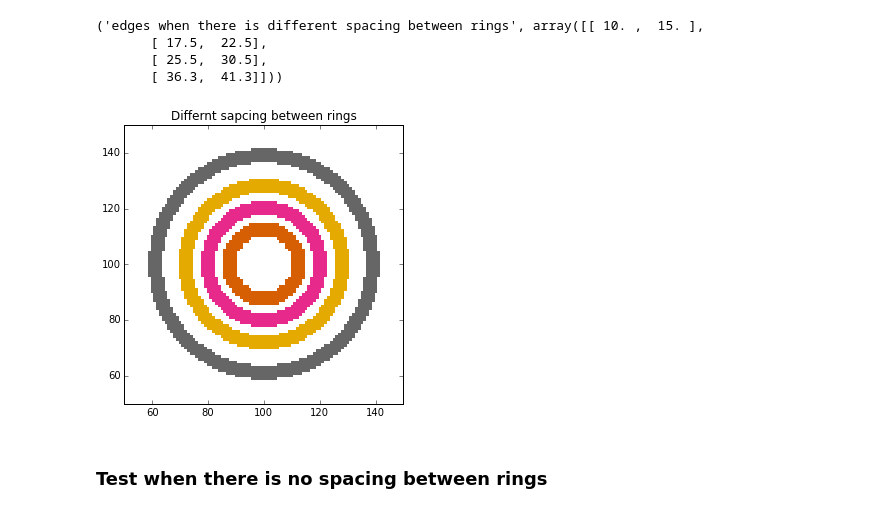
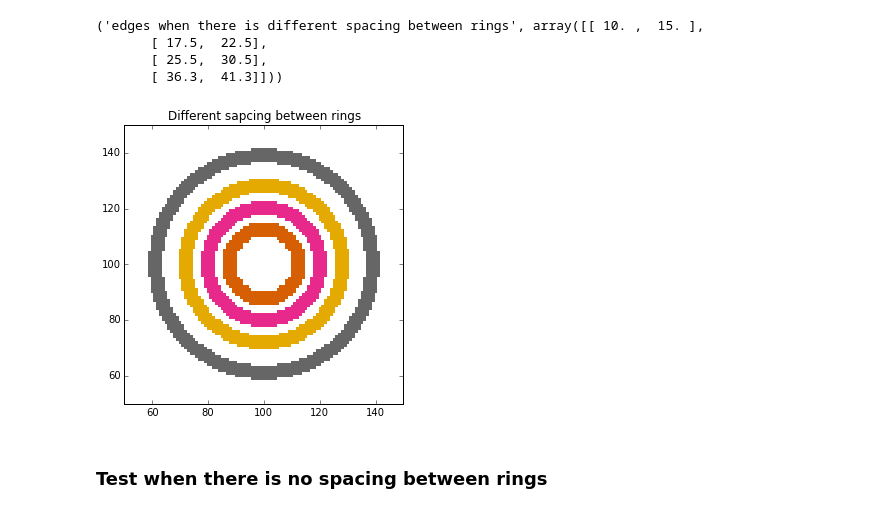
Before and after one commit to scikit-beam/scikit-beam-examples, a Jupyter notebook: demos/Generate_ROI_labeled_arrays.ipynb, the cells around one changed output. Cells and saved outputs as stored; diff of their text form; code cells hidden in the pictures.

```diff
--- a/demos/Generate_ROI_labeled_arrays.ipynb
+++ b/demos/Generate_ROI_labeled_arrays.ipynb
@@ -107,17 +109,17 @@ print("edges when there is different spacing between rings", edges)
 # %%
 #Elements not inside any ROI are zero; elements inside each
 #ROI are 1, 2, 3, corresponding to the order they are specified in edges.
 label_array = roi.rings(edges, center, img_shape)
 
 # plot the figure
 fig, axes = plt.subplots(figsize=(6, 5))
-axes.set_title("Differnt sapcing between rings")
+axes.set_title("Different sapcing between rings")
 axes.set_xlim(50, 150)
 axes.set_ylim(50, 150)
 im = mpl_plot.show_label_array(axes, label_array, cmap)
 plt.show()
 # %% [output]
-[figure, old version]
+[figure, new version]
 # %% [markdown]
 ### Test when there is no spacing between rings
 # %%
```
Also changed, not shown: parts of 3 cells of this notebook.
